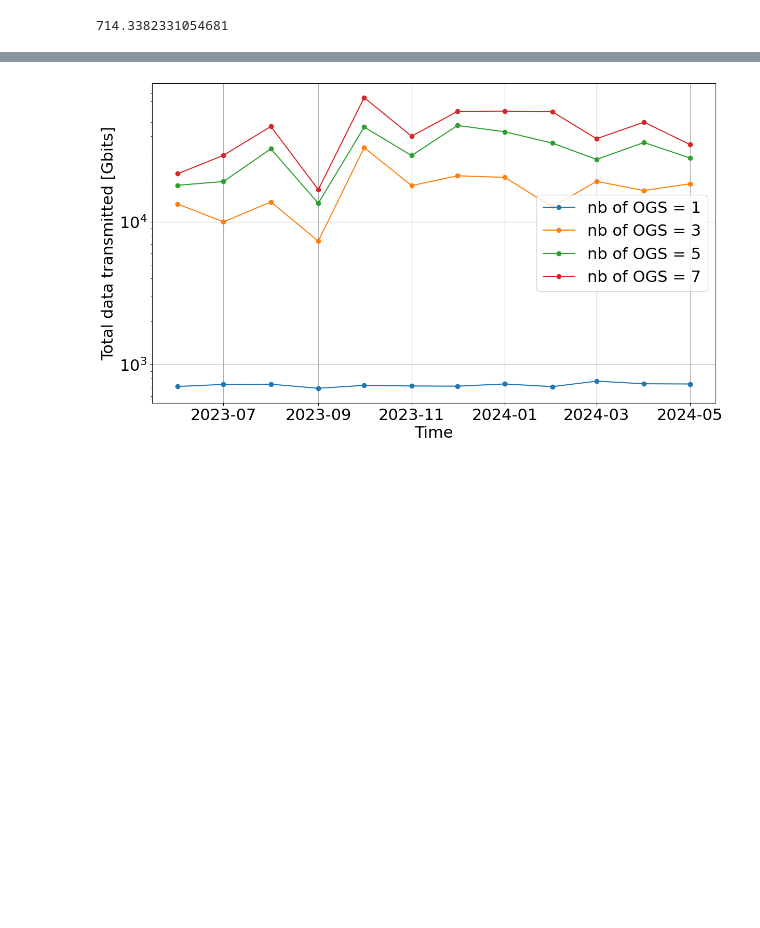
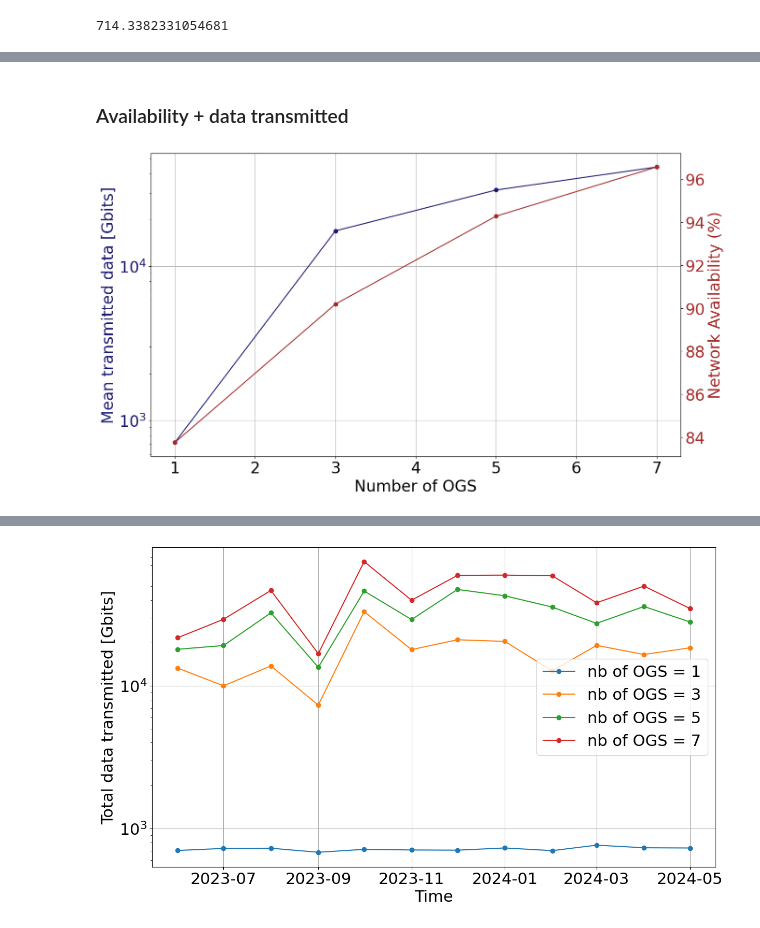
Before and after one commit to connor-a-casey/fso-simulation, a Jupyter notebook: data/output/Figures_rawdata.ipynb, the cells around one changed output, grey strips where cells are left out. Cells and saved outputs as stored; diff of their text form; code cells hidden in the pictures; blank space fills up the shorter version.

```diff
--- a/data/output/Figures_rawdata.ipynb
+++ b/data/output/Figures_rawdata.ipynb
@@ -41,0 +127,20 @@ plt.rcParams['font.size'] = 22
+# %% [markdown]
+### Availability + data transmitted
+# %%
+fig, ax1 = plt.subplots(figsize=(14,8))
+ax1.plot(nb_OGS, config_dyn_data, "midnightblue",  marker='o')
+plt.grid()
+ax1.set_xlabel('Number of OGS')
+ax1.set_yscale("log")
+ax1.set_ylabel('Mean transmitted data [Gbits]',  color="midnightblue")
+ax1.tick_params(axis='y', labelcolor="midnightblue")
+
+ax2 = ax1.twinx()
+ax2.plot(nb_OGS, config_dyn_avai, "brown", marker='o')
+ax2.set_ylabel('Network Availability (%)', color="brown")
+ax2.tick_params(axis='y', labelcolor="brown")
+
+
+plt.savefig('00_avai_data.svg')
+# %% [output]
+[figure, added]
```
Also changed, not shown: parts of 12 cells of this notebook.
